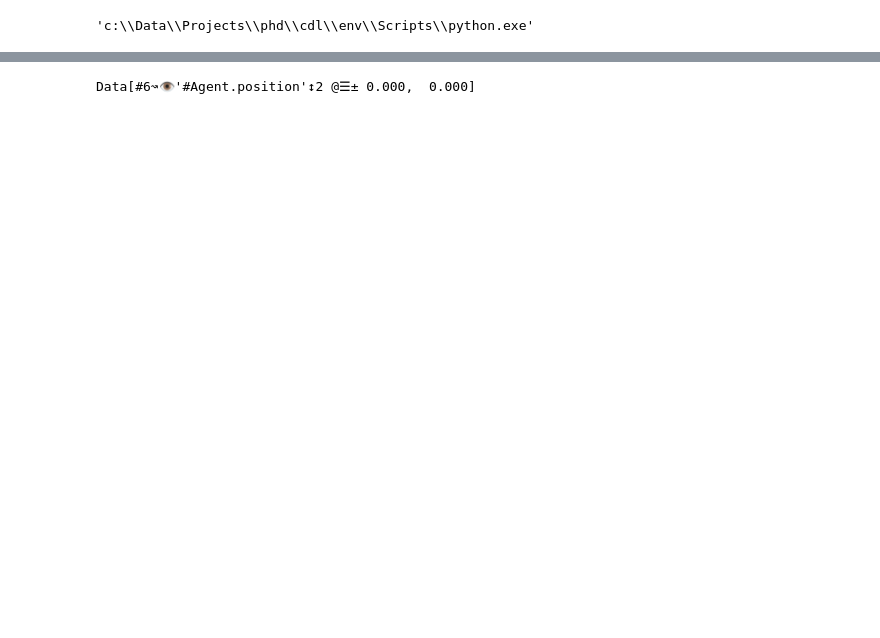
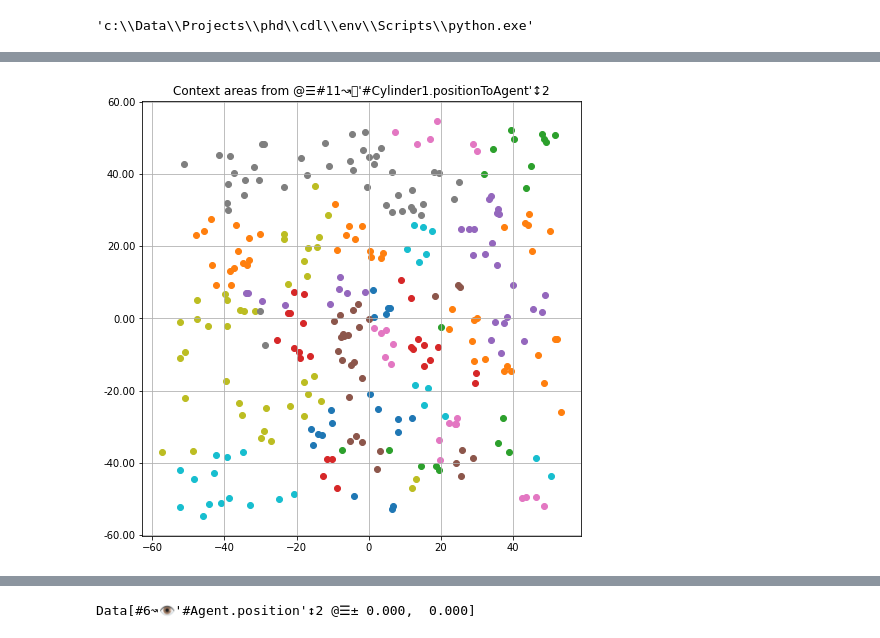
Before and after one commit to Pikalchemist/cdl, a Jupyter notebook: examples/test.ipynb, the cells around one changed output, grey strips where cells are left out. Cells and saved outputs as stored; diff of their text form; code cells hidden in the pictures; blank space fills up the shorter version.

```diff
--- a/examples/test.ipynb
+++ b/examples/test.ipynb
@@ -38,4 +41,6 @@ learner = SAGGLearner(env.world.findHost())
 # %%
 from cdl.agents.tools.models.interest_model import InterestModel
 mnc = InterestModel(learner.dataset, learner.propertySpace('Agent.move'), learner.propertySpace('Agent.position'), register=False)
-# InterestModel(learner.dataset, learner.propertySpace('Agent.move'), learner.propertySpace('#Cylinder1.position'), learner.propertySpace('#Cylinder1.positionToAgent'))
+mo = InterestModel(learner.dataset, learner.propertySpace('Agent.move'), learner.propertySpace('#Cylinder1.position'), learner.propertySpace('#Cylinder1.positionToAgent'))
+mc = InterestModel(learner.dataset, learner.propertySpace('Agent.move'), learner.propertySpace('Agent.position'), learner.propertySpace('Agent.lidar'))
+mrp = InterestModel(learner.dataset, learner.propertySpace('Agent.move'), learner.propertySpace('#Cylinder1.positionToAgent'), learner.propertySpace('#Cylinder1.positionToAgent'))
@@ -69,0 +111,4 @@ learner.train(50)
+# %%
+display(mrp.contextSpacialization.visualizeAreas())
+# %% [output]
+[figure, added]
```
Also changed, not shown: parts of 38 cells of this notebook.
